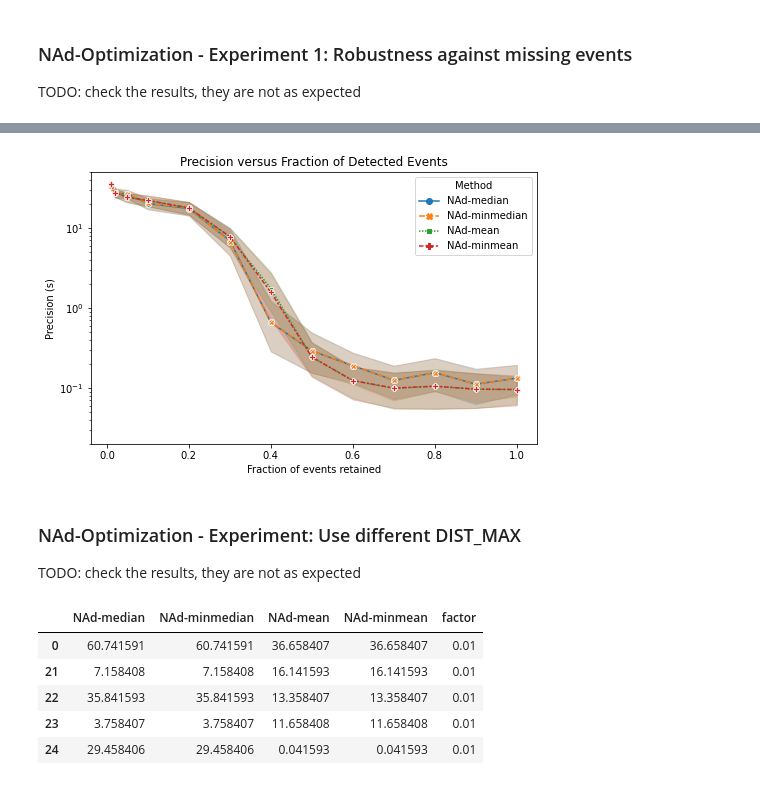
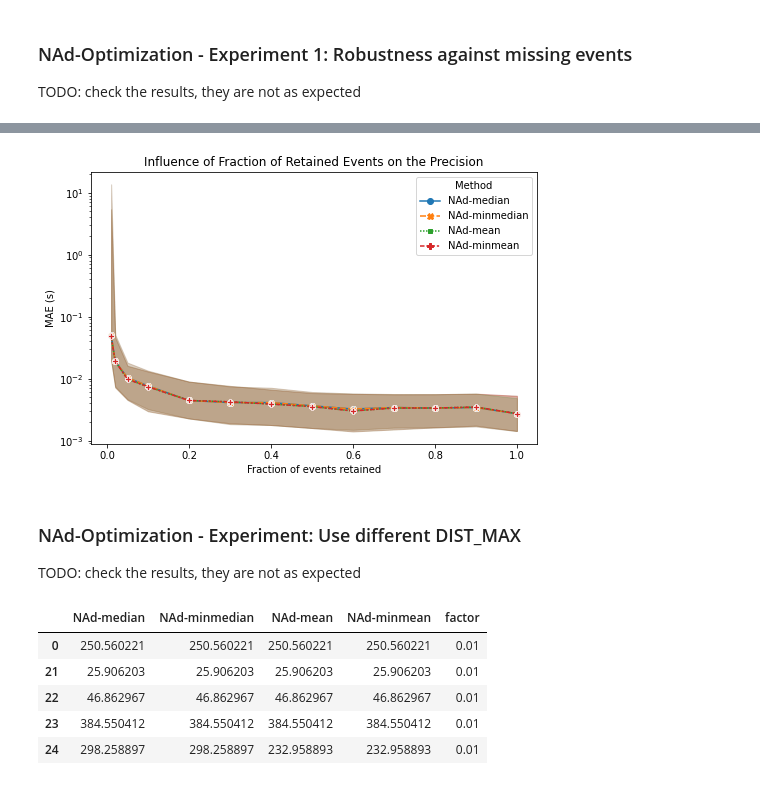
Before and after one commit to iot-salzburg/nearest-advocate, a Jupyter notebook: experiments/NAd_tests_semisimulated.ipynb, the cells around one changed output, grey strips where cells are left out. Drawn from its saved outputs; the diff is of its cells as text; code cells hidden in the pictures.

```diff
--- a/experiments/NAd_tests_semisimulated.ipynb
+++ b/experiments/NAd_tests_semisimulated.ipynb
@@ -359,10 +191,6 @@ _ = modify_timeseries(arr=heart_beat_dataset[0][0], offset=np.pi, sigma=0.1, fra
 N = 10_000               # number of events in the random arrays
 TIME_SHIFT = np.pi        # true time-shift between the two arrays
 DEF_DIST = 0.25           # default values for dist_max and dist_padding of nearest_advocate
-REGULATE_PADDINGS = True  # regulate the paddings in nearest_advocate
-TD_MAX = 60               # search space of +-1 minutes
-TD_MIN = -60
-SAMPLES_PER_S = 20       # precision of the search space
 # %%
 sys.path.append("../src")
 # %%
@@ -763,8 +615,11 @@ TODO: check the results, they are not as expected
 # %%
 FRACTIONS = [0.01, 0.02, 0.05, 0.1, 0.2, 0.3, 0.4, 0.5, 0.6, 0.7, 0.8, 0.9, 1.0]
 METHODS = ['NAd-median', 'NAd-minmedian', 'NAd-mean', 'NAd-minmean']  # TODO: add method specifics
+
+# offset = np.pi  # this is randomly sampled now
+SUBSELECT_LENGTH = 1000
 SIGMA = 0.1               # run with a relative sigma of 0.1
-OFFSET = np.pi            # true time-shift between the two arrays
+TIME_WARP_SCALE = 0.0
 # %%
 # evaluate a given fraction
 def evaluate_fraction(fraction):
@@ -775,9 +630,13 @@ def evaluate_fraction(fraction):
     n_measurements = 0
     for measurement in measurements:
         for array in measurement:
+            l_bound = max(TD_MIN, -len(array)/2, -SUBSELECT_LENGTH)
+            u_bound = min(TD_MAX, len(array)/2, SUBSELECT_LENGTH)
+            offset = np.random.random() * (u_bound-l_bound) + l_bound
             semi_simulated_pairs.append(
-                (modify_timeseries(arr=array, offset=0.0, sigma=SIGMA, fraction=fraction),
-                 modify_timeseries(arr=array, offset=OFFSET, sigma=SIGMA, fraction=fraction))
+                (array, modify_timeseries(arr=array, offset=offset, subselect_length=SUBSELECT_LENGTH,
+                                          sigma=SIGMA, fraction=fraction, time_warp_scale=TIME_WARP_SCALE),
+                offset)
             )
             n_measurements += 1
     assert n_measurements == 2 * len(measurements)  # otherwise there ar !=2 arrays per measurement
@@ -787,7 +646,7 @@ def evaluate_fraction(fraction):
     df_precision["fraction"] = [fraction for _ in range(n_measurements)]
 
     # loop through all semi-simulated pairs
-    for idx, (arr_ref, arr_sig) in enumerate(semi_simulated_pairs):
+    for idx, (arr_ref, arr_sig, offset) in enumerate(semi_simulated_pairs):
         # arr_ref = modify_timeseries(arr=arr_ref_orig, offset=0.0, sigma=SIGMA, fraction=fraction)
 
         # # NAd-dense
@@ -797,7 +656,7 @@ def evaluate_fraction(fraction):
         #     td_min=TD_MIN, td_max=TD_MAX, sps=SAMPLES_PER_S, sparse_factor=1,
         #     dist_max=DIST_MAX, regulate_paddings=REGULATE_PADDINGS, dist_padding=DIST_MAX)
         # time_shift, min_mean_dist = np_nearest[np.argmin(np_nearest[:,1])]
-        # df_precision.loc[idx, "NAd-dense"] = np.abs(time_shift-OFFSET)
+        # df_precision.loc[idx, "NAd-dense"] = np.abs(time_shift-offset)
 
         # NAd-median
         start_time = time.time()
@@ -807,7 +666,7 @@ def evaluate_fraction(fraction):
             td_min=TD_MIN, td_max=TD_MAX, sps=SAMPLES_PER_S, sparse_factor=1,
             dist_max=dist_max, regulate_paddings=REGULATE_PADDINGS, dist_padding=dist_max)
         time_shift, min_mean_dist = np_nearest[np.argmin(np_nearest[:,1])]
-        df_precision.loc[idx, "NAd-median"] = np.abs(time_shift-OFFSET)
+        df_precision.loc[idx, "NAd-median"] = np.abs(time_shift-offset)
 
         # NAd-minmedian
         start_time = time.time()
@@ -817,7 +676,7 @@ def evaluate_fraction(fraction):
             td_min=TD_MIN, td_max=TD_MAX, sps=SAMPLES_PER_S, sparse_factor=1,
             dist_max=dist_max, regulate_paddings=REGULATE_PADDINGS, dist_padding=dist_max)
         time_shift, min_mean_dist = np_nearest[np.argmin(np_nearest[:,1])]
-        df_precision.loc[idx, "NAd-minmedian"] = np.abs(time_shift-OFFSET)
+        df_precision.loc[idx, "NAd-minmedian"] = np.abs(time_shift-offset)
 
         # NAd-mean
         start_time = time.time()
@@ -827,7 +686,7 @@ def evaluate_fraction(fraction):
             td_min=TD_MIN, td_max=TD_MAX, sps=SAMPLES_PER_S, sparse_factor=1,
             dist_max=dist_max, regulate_paddings=REGULATE_PADDINGS, dist_padding=dist_max)
         time_shift, min_mean_dist = np_nearest[np.argmin(np_nearest[:,1])]
-        df_precision.loc[idx, "NAd-mean"] = np.abs(time_shift-OFFSET)
+        df_precision.loc[idx, "NAd-mean"] = np.abs(time_shift-offset)
 
         # NAd-minmedian
         start_time = time.time()
@@ -837,7 +696,7 @@ def evaluate_fraction(fraction):
             td_min=TD_MIN, td_max=TD_MAX, sps=SAMPLES_PER_S, sparse_factor=1,
             dist_max=dist_max, regulate_paddings=REGULATE_PADDINGS, dist_padding=dist_max)
         time_shift, min_mean_dist = np_nearest[np.argmin(np_nearest[:,1])]
-        df_precision.loc[idx, "NAd-minmean"] = np.abs(time_shift-OFFSET)
+        df_precision.loc[idx, "NAd-minmean"] = np.abs(time_shift-offset)
 
     return df_precision
 
@@ -857,21 +716,23 @@ df_precision.head(5)
 # %%
 fig, axes = plt.subplots(1,1, figsize=(8, 5))
 
 # melt the DataFrame
 df_precision_melted = pd.melt(df_precision, id_vars="fraction", var_name="Method",
                               value_vars=METHODS, value_name="precision")
 precision_plot = sns.lineplot(data=df_precision_melted,
                               x="fraction", y="precision",
-                              hue="Method", style="Method", markers=True, ci=95)
-plt.title("Precision versus Fraction of Detected Events")
+                              hue="Method", style="Method", markers=True,
+                              estimator=np.median, errorbar=lambda x: (np.quantile(x, 0.25), np.quantile(x, 0.75)))
+
+plt.title("Influence of Fraction of Retained Events on the Precision")
 plt.xlabel("Fraction of events retained")
-plt.ylabel("Precision (s)")
-plt.ylim((0.02, 50))
+plt.ylabel("MAE (s)")
+# plt.ylim((0.02, 50))
 precision_plot.set(yscale='log')
 # precision_plot.set(xscale='log')
 plt.show()
 # %% [output]
-[figure, old version]
+[figure, new version]
 # %% [markdown]
 ### NAd-Optimization - Experiment: Use different DIST_MAX
 
@@ -893,9 +756,14 @@ def evaluate_factor(factor):
     n_measurements = 0
     for measurement in measurements:
         for array in measurement:
+            l_bound = max(TD_MIN, -len(array)/2, -SUBSELECT_LENGTH)
+            u_bound = min(TD_MAX, len(array)/2, SUBSELECT_LENGTH)
+            offset = np.random.random() * (u_bound-l_bound) + l_bound
             semi_simulated_pairs.append(
-                (modify_timeseries(arr=array, offset=0.0, sigma=SIGMA, fraction=FRACTION),
-                 modify_timeseries(arr=array, offset=OFFSET, sigma=SIGMA, fraction=FRACTION))
+                (array, modify_timeseries(arr=array, offset=offset, subselect_length=SUBSELECT_LENGTH,
+                                          sigma=SIGMA, fraction=FRACTION, time_warp_scale=TIME_WARP_SCALE,
+                                         miss_block=MISS_BLOCK),
+                offset)
             )
             n_measurements += 1
     assert n_measurements == 2 * len(measurements)  # otherwise there ar !=2 arrays per measurement
@@ -905,7 +773,7 @@ def evaluate_factor(factor):
     df_precision["factor"] = [factor for _ in range(n_measurements)]
 
     # loop through all semi-simulated pairs
-    for idx, (arr_ref, arr_sig) in enumerate(semi_simulated_pairs):
+    for idx, (arr_ref, arr_sig, offset) in enumerate(semi_simulated_pairs):
         # # NAd-dense
         # start_time = time.time()
         # np_nearest = nearest_advocate(
@@ -913,7 +781,7 @@ def evaluate_factor(factor):
         #     td_min=TD_MIN, td_max=TD_MAX, sps=SAMPLES_PER_S, sparse_factor=1,
         #     dist_max=DIST_MAX, regulate_paddings=REGULATE_PADDINGS, dist_padding=DIST_MAX)
         # time_shift, min_mean_dist = np_nearest[np.argmin(np_nearest[:,1])]
-        # df_precision.loc[idx, "NAd-dense"] = np.abs(time_shift-OFFSET)
+        # df_precision.loc[idx, "NAd-dense"] = np.abs(time_shift-offset)
 
         # NAd-median
         start_time = time.time()
@@ -923,7 +791,7 @@ def evaluate_factor(factor):
             td_min=TD_MIN, td_max=TD_MAX, sps=SAMPLES_PER_S, sparse_factor=1,
             dist_max=dist_max, regulate_paddings=REGULATE_PADDINGS, dist_padding=DIST_MAX)
         time_shift, min_mean_dist = np_nearest[np.argmin(np_nearest[:,1])]
-        df_precision.loc[idx, "NAd-median"] = np.abs(time_shift-OFFSET)
+        df_precision.loc[idx, "NAd-median"] = np.abs(time_shift-offset)
 
         # NAd-minmedian
         start_time = time.time()
@@ -933,7 +801,7 @@ def evaluate_factor(factor):
             td_min=TD_MIN, td_max=TD_MAX, sps=SAMPLES_PER_S, sparse_factor=1,
             dist_max=dist_max, regulate_paddings=REGULATE_PADDINGS, dist_padding=DIST_MAX)
         time_shift, min_mean_dist = np_nearest[np.argmin(np_nearest[:,1])]
-        df_precision.loc[idx, "NAd-minmedian"] = np.abs(time_shift-OFFSET)
+        df_precision.loc[idx, "NAd-minmedian"] = np.abs(time_shift-offset)
 
         # NAd-mean
         start_time = time.time()
@@ -943,7 +811,7 @@ def evaluate_factor(factor):
             td_min=TD_MIN, td_max=TD_MAX, sps=SAMPLES_PER_S, sparse_factor=1,
             dist_max=dist_max, regulate_paddings=REGULATE_PADDINGS, dist_padding=DIST_MAX)
         time_shift, min_mean_dist = np_nearest[np.argmin(np_nearest[:,1])]
-        df_precision.loc[idx, "NAd-mean"] = np.abs(time_shift-OFFSET)
+        df_precision.loc[idx, "NAd-mean"] = np.abs(time_shift-offset)
 
         # NAd-minmedian
         start_time = time.time()
@@ -953,7 +821,7 @@ def evaluate_factor(factor):
             td_min=TD_MIN, td_max=TD_MAX, sps=SAMPLES_PER_S, sparse_factor=1,
             dist_max=dist_max, regulate_paddings=REGULATE_PADDINGS, dist_padding=DIST_MAX)
         time_shift, min_mean_dist = np_nearest[np.argmin(np_nearest[:,1])]
-        df_precision.loc[idx, "NAd-minmean"] = np.abs(time_shift-OFFSET)
+        df_precision.loc[idx, "NAd-minmean"] = np.abs(time_shift-offset)
 
     return df_precision
 
@@ -964,11 +832,11 @@ df_precision = pd.concat(results).sort_values("factor")
 df_precision.head(5)
 # %% [output]
 |  | NAd-median | NAd-minmedian | NAd-mean | NAd-minmean | factor |
-| 0 | 60.741591 | 60.741591 | 36.658407 | 36.658407 | 0.01 |
-| 21 | 7.158408 | 7.158408 | 16.141593 | 16.141593 | 0.01 |
-| 22 | 35.841593 | 35.841593 | 13.358407 | 13.358407 | 0.01 |
-| 23 | 3.758407 | 3.758407 | 11.658408 | 11.658408 | 0.01 |
-| 24 | 29.458406 | 29.458406 | 0.041593 | 0.041593 | 0.01 |
+| 0 | 250.560221 | 250.560221 | 250.560221 | 250.560221 | 0.01 |
+| 21 | 25.906203 | 25.906203 | 25.906203 | 25.906203 | 0.01 |
+| 22 | 46.862967 | 46.862967 | 46.862967 | 46.862967 | 0.01 |
+| 23 | 384.550412 | 384.550412 | 384.550412 | 384.550412 | 0.01 |
+| 24 | 298.258897 | 298.258897 | 232.958893 | 232.958893 | 0.01 |
 # %%
 df_precision.sample(5)
 # %% [output]
```
Also changed, not shown: parts of 44 cells of this notebook.
